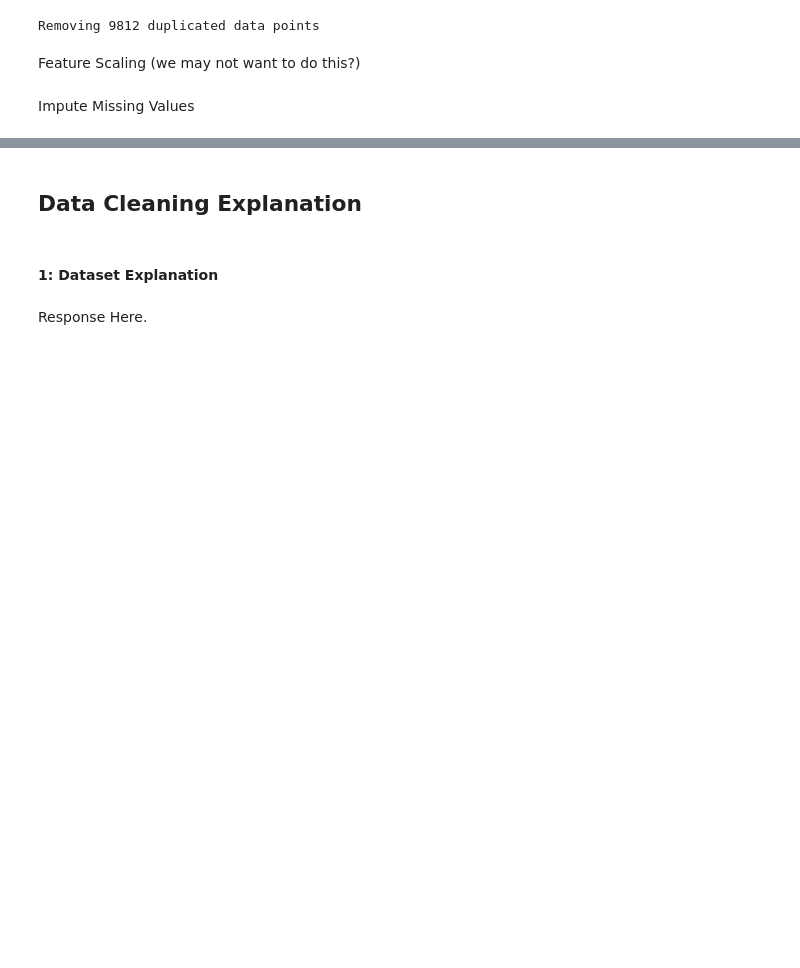
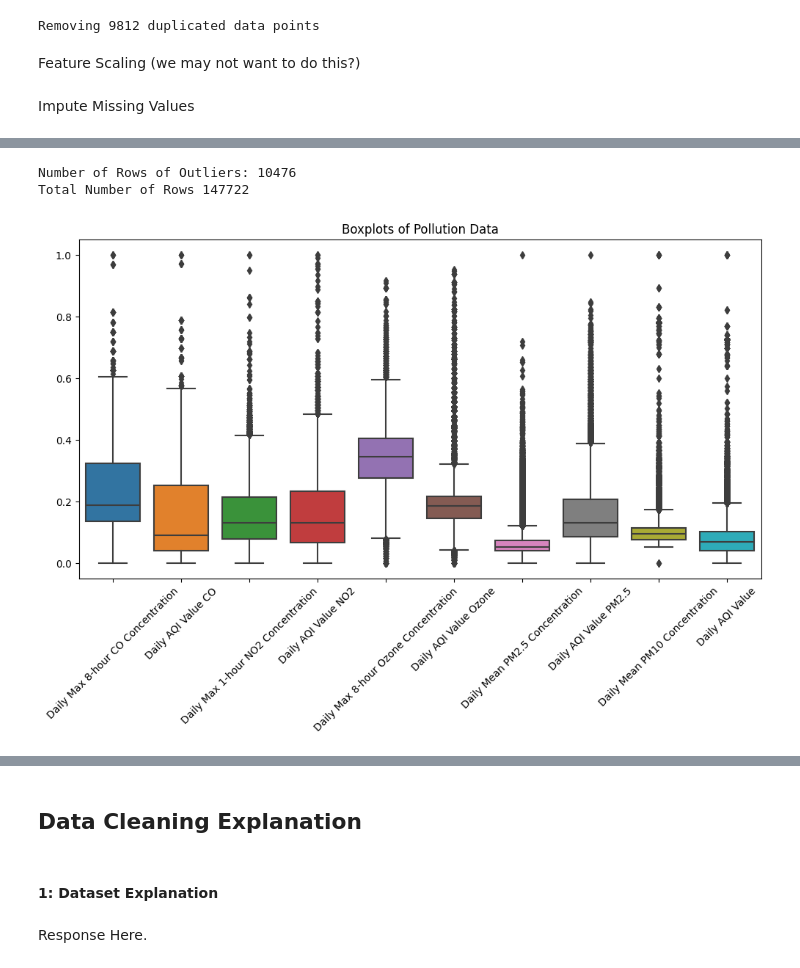
Before and after one commit to sophieharman/Vol3AirQualityProject, a Jupyter notebook: data_cleaning.ipynb, the cells around one changed output, grey strips where cells are left out. Saved outputs shown, nothing was run; the diff lists cells and outputs as text; code cells hidden in the pictures; blank space fills up the shorter version.

Commit message:
Added outlier detection and dimension reduction

```diff
--- a/data_cleaning.ipynb
+++ b/data_cleaning.ipynb
@@ -124,0 +177,46 @@ print("Missing Values # After KNN: ", df.shape[0])
+# %%
+# Select numeric pollution measurement columns
+pollution_columns = [
+    'Daily Max 8-hour CO Concentration',
+    'Daily AQI Value CO',
+    'Daily Max 1-hour NO2 Concentration',
+    'Daily AQI Value NO2',
+    'Daily Max 8-hour Ozone Concentration',
+    'Daily AQI Value Ozone',
+    'Daily Mean PM2.5 Concentration',
+    'Daily AQI Value PM2.5',
+    'Daily Mean PM10 Concentration',
+    'Daily AQI Value'
+]
+
+# Drop non-numeric or missing columns
+pol_df = df[pollution_columns]
+
+# Find outliers using IQR
+def detect_outliers_iqr(data):
+    Q1 = data.quantile(0.25)
+    Q3 = data.quantile(0.75)
+    IQR = Q3 - Q1
+    lower_bound = Q1 - 3 * IQR
+    upper_bound = Q3 + 3 * IQR
+    return (data < lower_bound) | (data > upper_bound)
+
+outliers_iqr = pol_df.apply(detect_outliers_iqr)
+df['Outlier'] = outliers_iqr.any(axis=1) # Create outlier column in the main df
+
+# Display outliers
+outliers_df = df[df['Outlier']]
+print(f'Number of Rows of Outliers:', len(outliers_df))
+print(f'Total Number of Rows', len(df))
+
+
+# Plot boxplots
+plt.figure(figsize=(12,6))
+sns.boxplot(data=pol_df)
+plt.xticks(rotation=45)
+plt.title('Boxplots of Pollution Data')
+plt.show()
+# %% [output]
+Number of Rows of Outliers: 10476
+Total Number of Rows 147722
+[figure, added]
```
Also changed, not shown: parts of 10 cells of this notebook.
